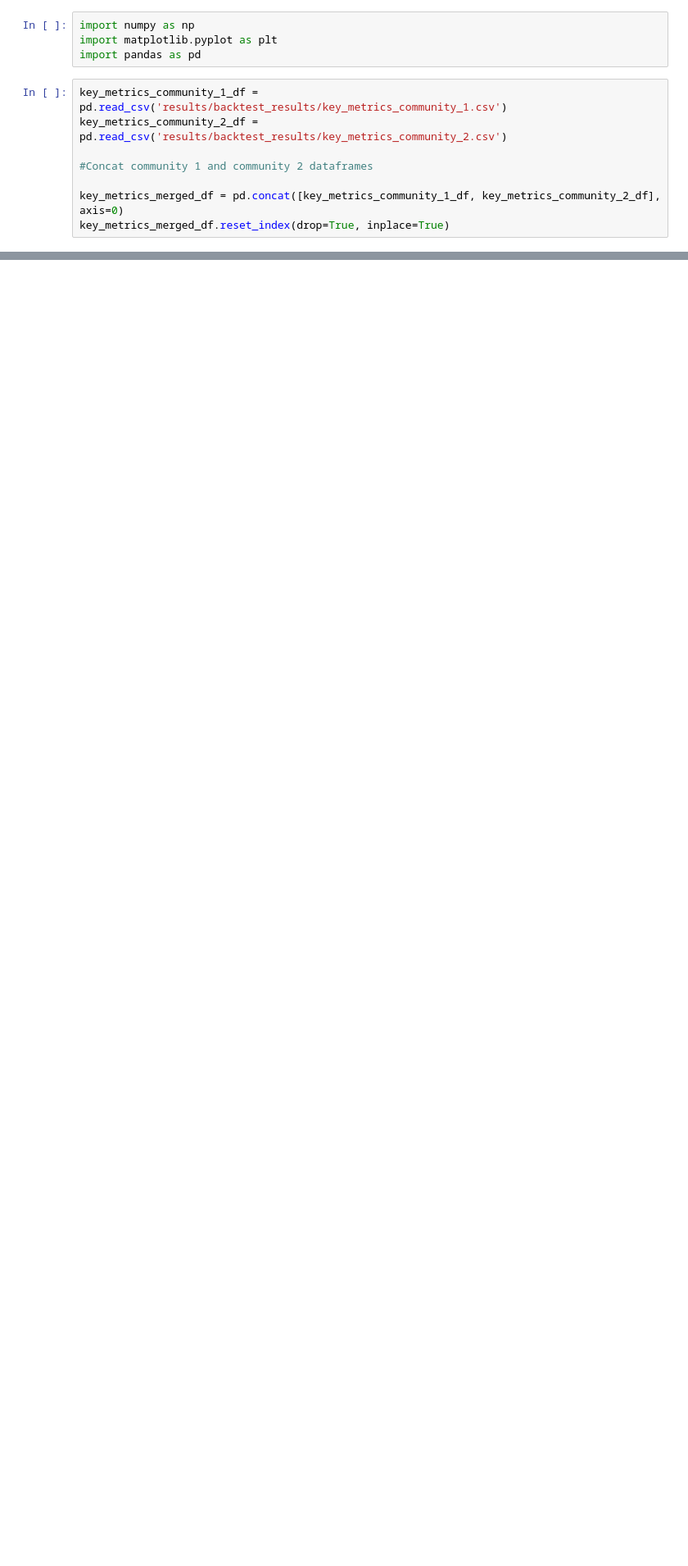
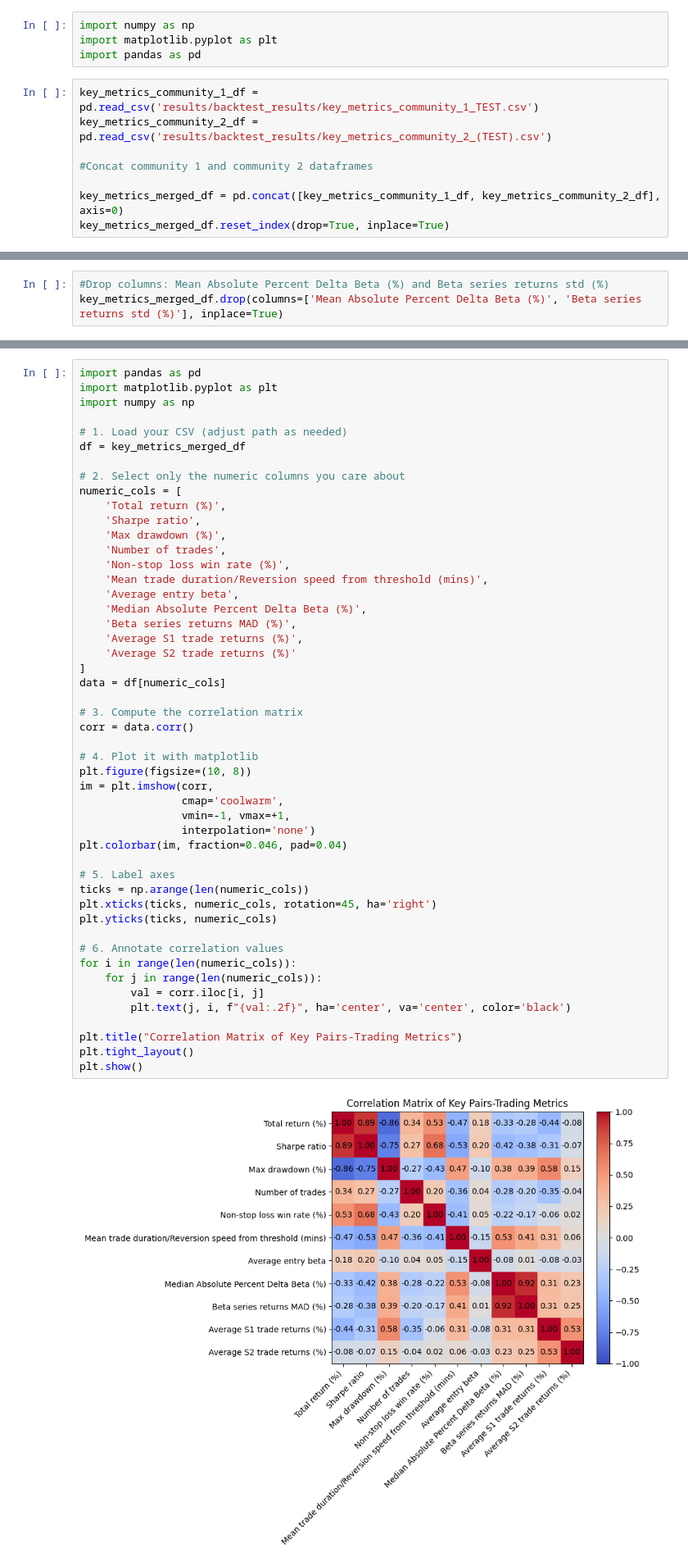
Before and after one commit to alexandrosdp/PairsTrading, a Jupyter notebook: community_pairs_analysis.ipynb, the cells around one changed output, grey strips where cells are left out. Shown at 82% size. Cells and saved outputs as stored; diff of their text form; blank space fills up the shorter version.

```diff
--- a/community_pairs_analysis.ipynb
+++ b/community_pairs_analysis.ipynb
@@ -3,8 +3,8 @@ import numpy as np
 import matplotlib.pyplot as plt
 import pandas as pd
 # %%
-key_metrics_community_1_df = pd.read_csv('results/backtest_results/key_metrics_community_1.csv')
-key_metrics_community_2_df = pd.read_csv('results/backtest_results/key_metrics_community_2.csv')
+key_metrics_community_1_df = pd.read_csv('results/backtest_results/key_metrics_community_1_TEST.csv')
+key_metrics_community_2_df = pd.read_csv('results/backtest_results/key_metrics_community_2_(TEST).csv')
 
 #Concat community 1 and community 2 dataframes
 
@@ -74,0 +54,3 @@ key_metrics_merged_df[mask]
+# %%
+#Drop columns: Mean Absolute Percent Delta Beta (%) and Beta series returns std (%)
+key_metrics_merged_df.drop(columns=['Mean Absolute Percent Delta Beta (%)', 'Beta series returns std (%)'], inplace=True)
@@ -74,0 +65,51 @@ key_metrics_merged_df[mask]
+# %%
+import pandas as pd
+import matplotlib.pyplot as plt
+import numpy as np
+
+# 1. Load your CSV (adjust path as needed)
+df = key_metrics_merged_df
+
+# 2. Select only the numeric columns you care about
+numeric_cols = [
+    'Total return (%)',
+    'Sharpe ratio',
+    'Max drawdown (%)',
+    'Number of trades',
+    'Non-stop loss win rate (%)',
+    'Mean trade duration/Reversion speed from threshold (mins)',
+    'Average entry beta',
+    'Median Absolute Percent Delta Beta (%)',
+    'Beta series returns MAD (%)',
+    'Average S1 trade returns (%)',
+    'Average S2 trade returns (%)'
+]
+data = df[numeric_cols]
+
+# 3. Compute the correlation matrix
+corr = data.corr()
+
+# 4. Plot it with matplotlib
+plt.figure(figsize=(10, 8))
+im = plt.imshow(corr,
+                cmap='coolwarm',
+                vmin=-1, vmax=+1,
+                interpolation='none')
+plt.colorbar(im, fraction=0.046, pad=0.04)
+
+# 5. Label axes
+ticks = np.arange(len(numeric_cols))
+plt.xticks(ticks, numeric_cols, rotation=45, ha='right')
+plt.yticks(ticks, numeric_cols)
+
+# 6. Annotate correlation values
+for i in range(len(numeric_cols)):
+    for j in range(len(numeric_cols)):
+        val = corr.iloc[i, j]
+        plt.text(j, i, f"{val:.2f}", ha='center', va='center', color='black')
+
+plt.title("Correlation Matrix of Key Pairs-Trading Metrics")
+plt.tight_layout()
+plt.show()
+# %% [output]
+[figure, added]
```
Also changed, not shown: parts of 13 cells of this notebook, 24 other files.
